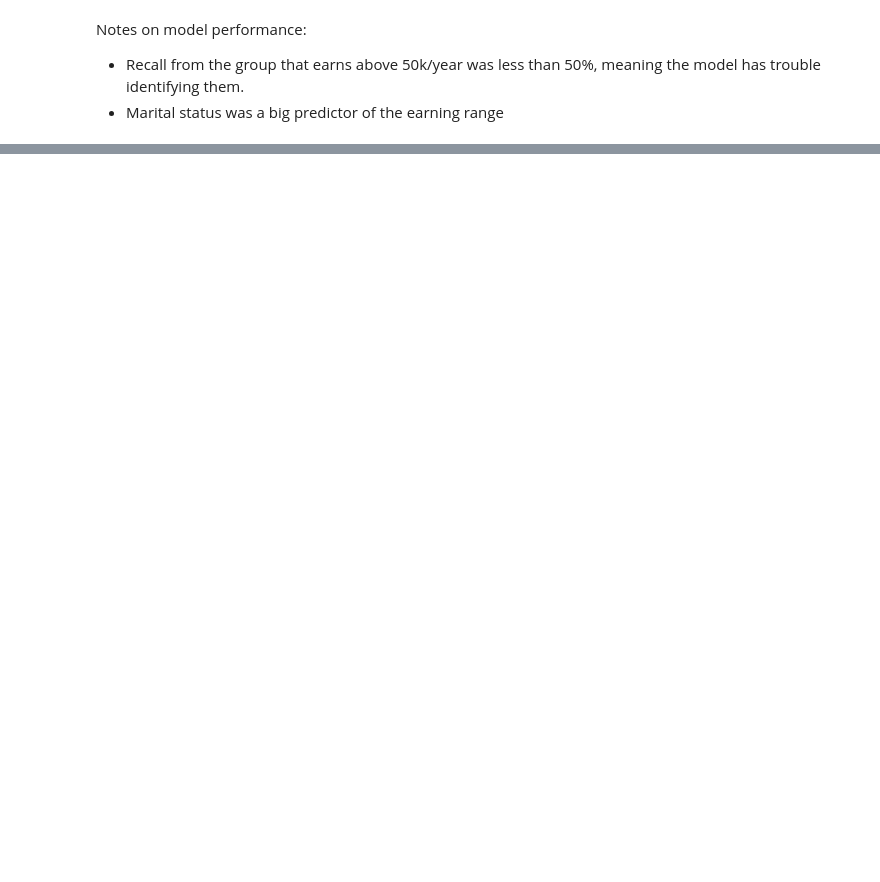
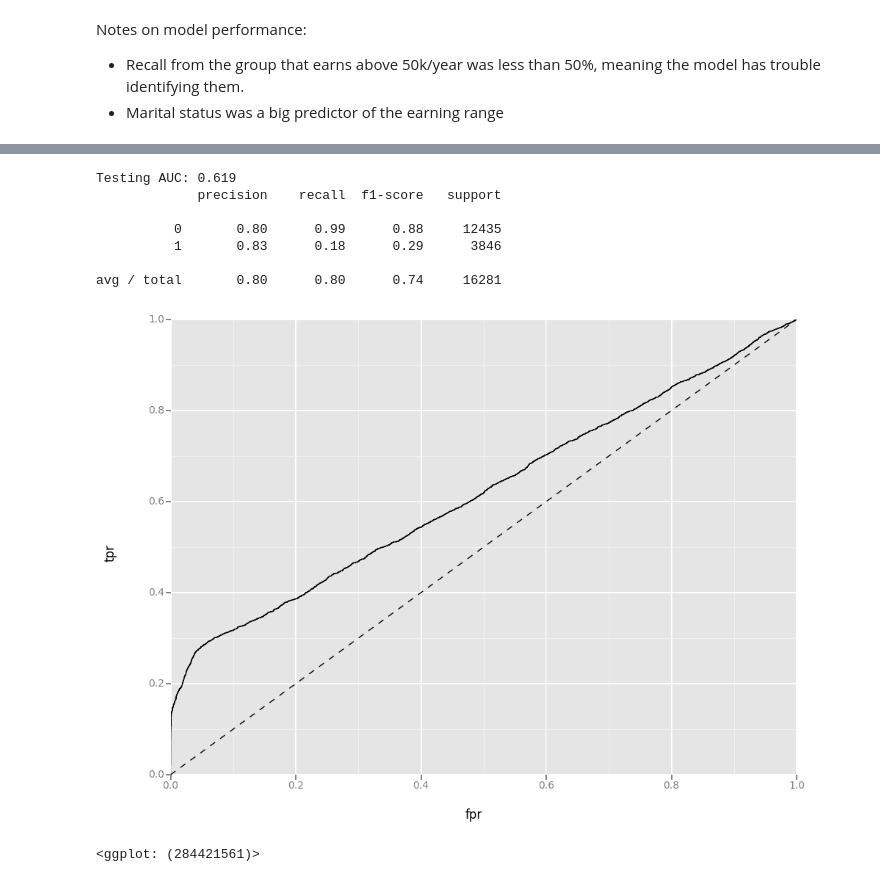
Before and after one commit to guidj/xlab, a Jupyter notebook: lab/exp/income-50/income-50.ipynb, the cells around one changed output, grey strips where cells are left out. Drawn from its saved outputs; the diff is of its cells as text; code cells hidden in the pictures; blank space fills up the shorter version.

```diff
--- a/lab/exp/income-50/income-50.ipynb
+++ b/lab/exp/income-50/income-50.ipynb
@@ -243,0 +246,7 @@ Notes on model performance:
+# %%
+from sklearn.neural_network import MLPClassifier
+
+nn = MLPClassifier(solver='adam', alpha=1e-5, hidden_layer_sizes=[64 for _ in range(16)], random_state=1,
+                  learning_rate='constant', learning_rate_init=.003, max_iter=int(1e4), activation='relu')
+
+nn.fit(Xtrain, ytrain)
@@ -243,0 +261,22 @@ Notes on model performance:
+# %%
+preds = nn.predict_proba(Xtest)[:,1]
+fpr, tpr, _ = metrics.roc_curve(ytest, preds)
+
+print 'Testing AUC: {:.3f}'.format(metrics.roc_auc_score(ytest, preds))
+
+print metrics.classification_report(ytest, [round(x) for x in preds])
+
+df = pd.DataFrame(dict(fpr=fpr, tpr=tpr))
+ggplot(df, aes(x='fpr', y='tpr')) +\
+    geom_line() +\
+    geom_abline(linetype='dashed')
+# %% [output]
+Testing AUC: 0.619
+             precision    recall  f1-score   support
+
+          0       0.80      0.99      0.88     12435
+          1       0.83      0.18      0.29      3846
+
+avg / total       0.80      0.80      0.74     16281
+[figure, added]
+<ggplot: (284421561)>
```
Also changed, not shown: parts of 18 cells of this notebook.
